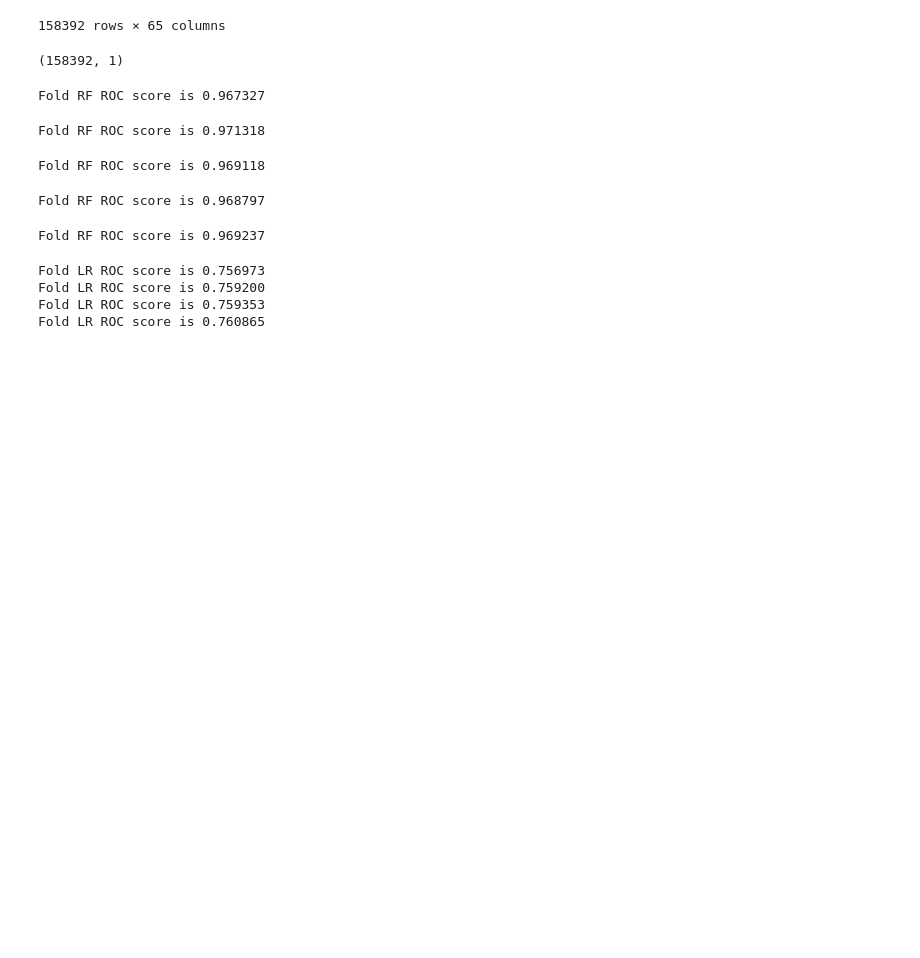
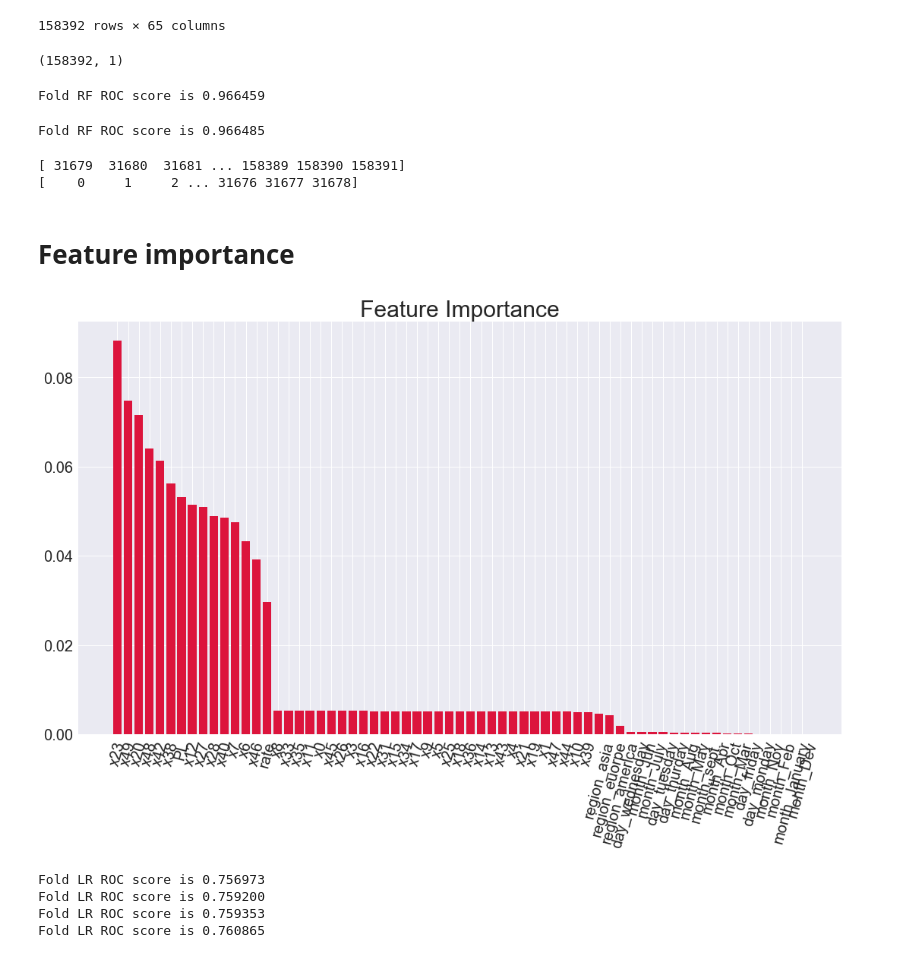
Before and after one commit to RMandava6/QTWFinal, a Jupyter notebook: QTW_Final-stack.ipynb, the cells around one changed output. Cells and saved outputs as stored; diff of their text form; code cells hidden in the pictures; blank space fills up the shorter version.

```diff
--- a/QTW_Final-stack.ipynb
+++ b/QTW_Final-stack.ipynb
@@ -581,7 +581,7 @@ for score in scores:
 # %% [markdown]
 # Stacking - Layer one modeling
 # %%
-rf_Kfold=KFold(n_splits=5)
+rf_Kfold=KFold(n_splits=2)
 lr_Kfold=KFold(n_splits=4)
 dt_Kfold=KFold(n_splits=4)
 xgb_Kfold=KFold(n_splits=5)
@@ -655,15 +652,49 @@ warnings.filterwarnings("ignore")
 rf=RandomForestClassifier(n_estimators=250, min_samples_split = 4, max_depth=15, criterion='gini')
 rf_oof_predict=np.zeros(df_norm.shape[0])
 for train_idx, test_idx in rf_Kfold.split(df_norm):
-    rf.fit(train_data.iloc[train_idx],target_data.iloc[train_idx])
+    model = rf.fit(train_data.iloc[train_idx],target_data.iloc[train_idx])
     rf_oof_predict[test_idx]=rf.predict_proba(train_data.iloc[test_idx])[:,1]
     print("Fold RF ROC score is %f" % roc_auc_score(target_data.iloc[test_idx],rf_oof_predict[test_idx]))
 # %% [output]
-Fold RF ROC score is 0.967327
+Fold RF ROC score is 0.966459
-Fold RF ROC score is 0.971318
+Fold RF ROC score is 0.966485
-Fold RF ROC score is 0.969118
-Fold RF ROC score is 0.968797
-Fold RF ROC score is 0.969237
+# %%
+trainidx = []
+testind = []
+for train_idx, test_idx in rf_Kfold.split(df_norm):
+    trainidx.append(train_idx)
+    testind.append(test_idx)
+
+print(trainidx[0])
+print(testind[0])
+# %% [output]
+[ 31679  31680  31681 ... 158389 158390 158391]
+[    0     1     2 ... 31676 31677 31678]
+# %% [markdown]
+# Feature importance
+# %%
+importances = model.feature_importances_
+# Sort feature importances in descending order
+indices = np.argsort(importances)[::-1]
+
+# Rearrange feature names so they match the sorted feature importances
+names = [df_norm.columns[i] for i in indices]
+#color = finaldata.columns
+fig = plt.figure(figsize=(18,10))
+# Barplot: Add bars
+plt.bar(range(train_data.shape[1]), importances[indices],
+        color=('#DC143C'))
+#'#DC143C','#DC143C','#DC143C','#DC143C','#DC143C','#A9A9A9','#A9A9A9','#A9A9A9','#A9A9A9','#A9A9A9','#A9A9A9','#A9A9A9','#A9A9A9','#A9A9A9','#A9A9A9','#A9A9A9','#A9A9A9','#A9A9A9'
+# Add feature names as x-axis labels
+color = ()
+plt.xticks(range(train_data.shape[1]), names, rotation=75, fontsize = 20)
+plt.yticks(fontsize = 20)
+## Create plot title
+plt.title("Feature Importance", fontsize=30)
+# Show plot
+plt.show()
+# %% [output]
+[figure, added]
 # %%
 lr=LogisticRegression()
 lr_oof_predict=np.zeros(df_norm.shape[0])
```
Also changed, not shown: parts of 1 cell of this notebook, 2 other files.
